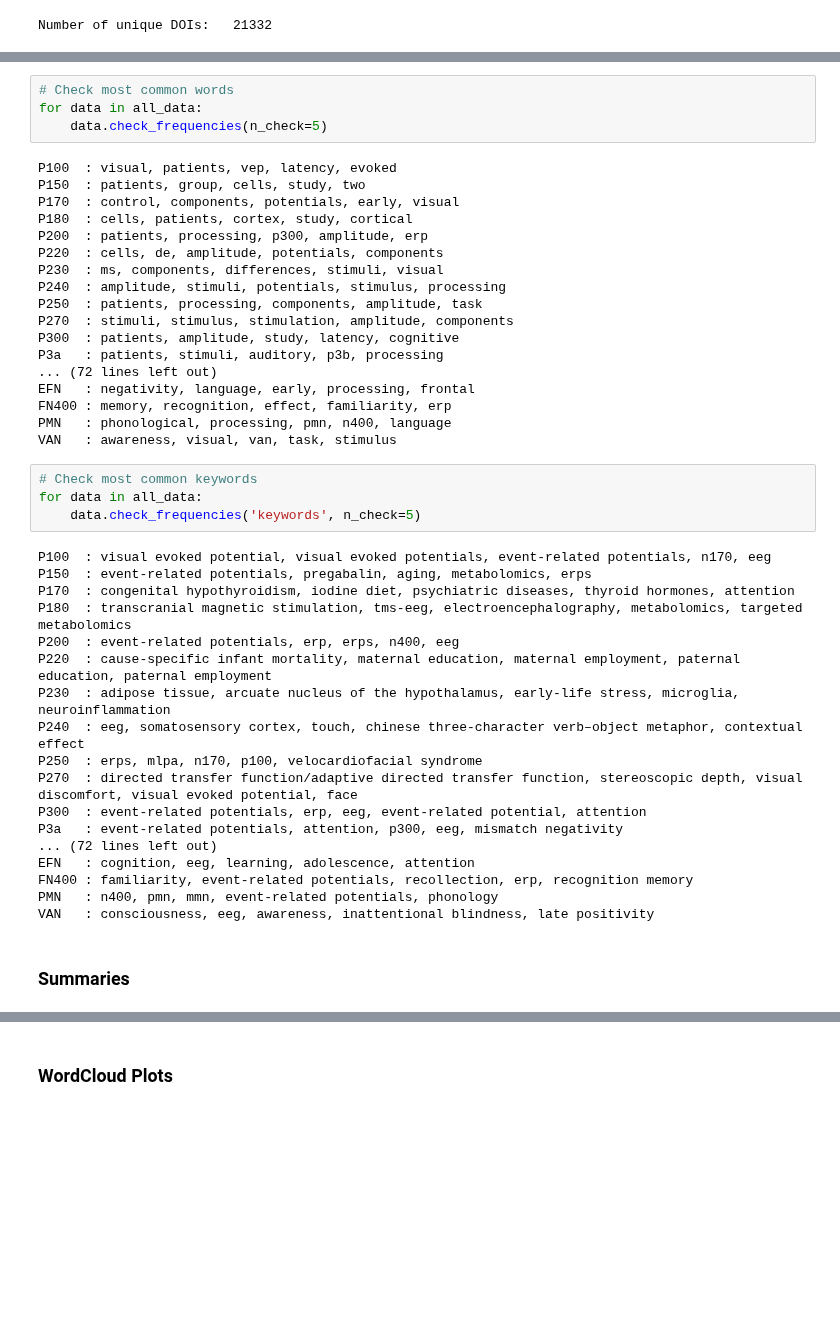
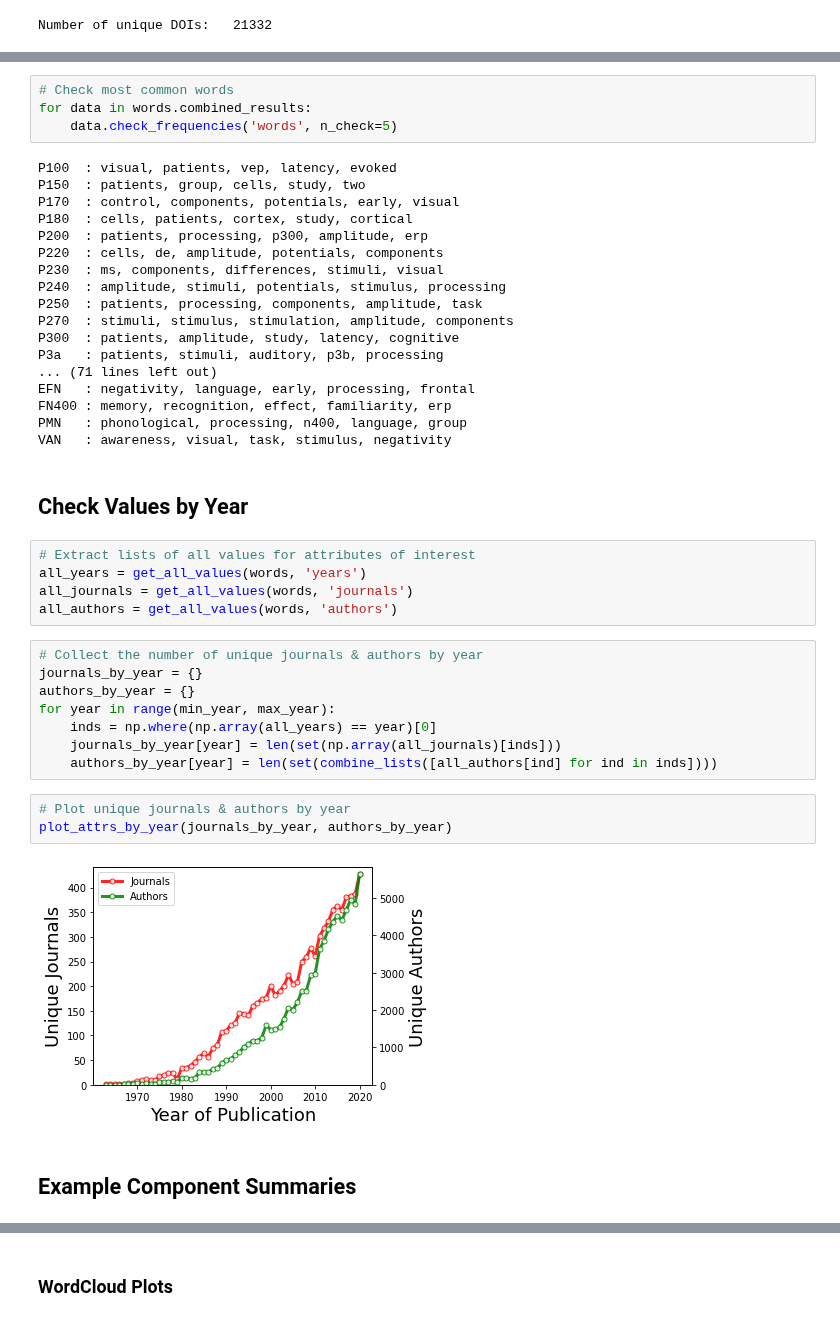
Before and after one commit to weblearn22/ERPscanr, a Jupyter notebook: notebooks/02-Words.ipynb, the cells around one changed output, grey strips where cells are left out. Drawn from its saved outputs; the diff is of its cells as text; blank space fills up the shorter version.

```diff
--- a/notebooks/02-Words.ipynb
+++ b/notebooks/02-Words.ipynb
@@ -142,7 +314,7 @@ Most common journals:
 # %%
 # Check most common words
-for data in all_data:
-    data.check_frequencies(n_check=5)
+for data in words.combined_results:
+    data.check_frequencies('words', n_check=5)
 # %% [output]
 P100  : visual, patients, vep, latency, evoked
 P150  : patients, group, cells, study, two
@@ -156,35 +328,33 @@ P250  : patients, processing, components, amplitude, task
 P270  : stimuli, stimulus, stimulation, amplitude, components
 P300  : patients, amplitude, study, latency, cognitive
 P3a   : patients, stimuli, auditory, p3b, processing
-... (72 lines left out)
+... (71 lines left out)
 EFN   : negativity, language, early, processing, frontal
 FN400 : memory, recognition, effect, familiarity, erp
-PMN   : phonological, processing, pmn, n400, language
-VAN   : awareness, visual, van, task, stimulus
+PMN   : phonological, processing, n400, language, group
+VAN   : awareness, visual, task, stimulus, negativity
-# %%
-# Check most common keywords
-for data in all_data:
-    data.check_frequencies('keywords', n_check=5)
-# %% [output]
-P100  : visual evoked potential, visual evoked potentials, event-related potentials, n170, eeg
-P150  : event-related potentials, pregabalin, aging, metabolomics, erps
-P170  : congenital hypothyroidism, iodine diet, psychiatric diseases, thyroid hormones, attention
-P180  : transcranial magnetic stimulation, tms-eeg, electroencephalography, metabolomics, targeted metabolomics
-P200  : event-related potentials, erp, erps, n400, eeg
-P220  : cause-specific infant mortality, maternal education, maternal employment, paternal education, paternal employment
-P230  : adipose tissue, arcuate nucleus of the hypothalamus, early-life stress, microglia, neuroinflammation
-P240  : eeg, somatosensory cortex, touch, chinese three-character verb–object metaphor, contextual effect
-P250  : erps, mlpa, n170, p100, velocardiofacial syndrome
-P270  : directed transfer function/adaptive directed transfer function, stereoscopic depth, visual discomfort, visual evoked potential, face
-P300  : event-related potentials, erp, eeg, event-related potential, attention
-P3a   : event-related potentials, attention, p300, eeg, mismatch negativity
-... (72 lines left out)
-EFN   : cognition, eeg, learning, adolescence, attention
-FN400 : familiarity, event-related potentials, recollection, erp, recognition memory
-PMN   : n400, pmn, mmn, event-related potentials, phonology
-VAN   : consciousness, eeg, awareness, inattentional blindness, late positivity
+# %% [markdown]
+## Check Values by Year
+# %%
+# Extract lists of all values for attributes of interest
+all_years = get_all_values(words, 'years')
+all_journals = get_all_values(words, 'journals')
+all_authors = get_all_values(words, 'authors')
+# %%
+# Collect the number of unique journals & authors by year
+journals_by_year = {}
+authors_by_year = {}
+for year in range(min_year, max_year):
+    inds = np.where(np.array(all_years) == year)[0]
+    journals_by_year[year] = len(set(np.array(all_journals)[inds]))
+    authors_by_year[year] = len(set(combine_lists([all_authors[ind] for ind in inds])))
+# %%
+# Plot unique journals & authors by year
+plot_attrs_by_year(journals_by_year, authors_by_year)
+# %% [output]
+[figure, added]
 # %% [markdown]
-### Summaries
+## Example Component Summaries
 # %%
 # Check an example summary
 ind = 19
```
Also changed, not shown: parts of 40 cells of this notebook.
